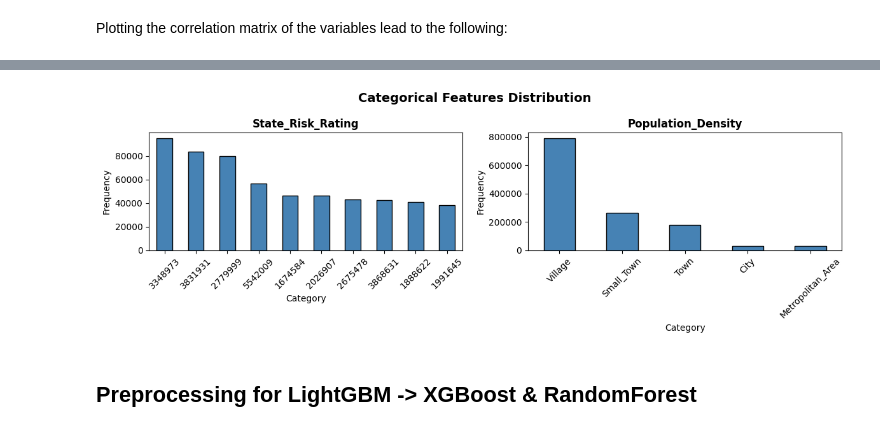
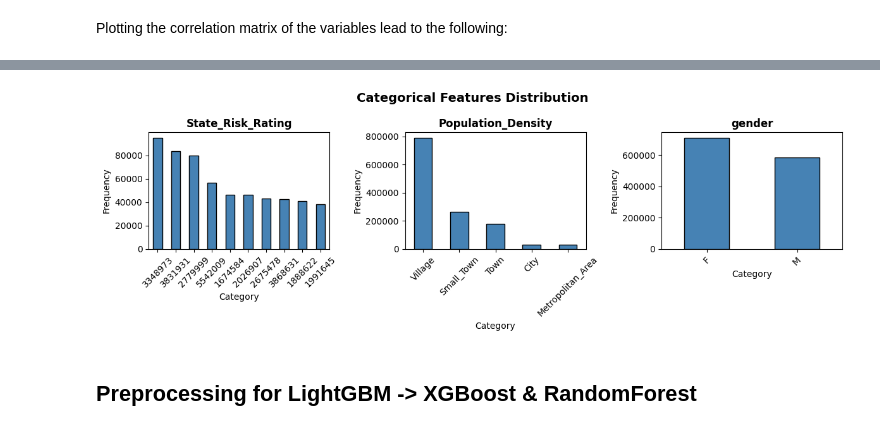
Before and after one commit to arnopopanda-UWM/ML-UWM-April-26, a Jupyter notebook: CC_Fraud_v5.ipynb, the cells around one changed output, grey strips where cells are left out. Saved outputs shown, nothing was run; the diff lists cells and outputs as text; code cells hidden in the pictures.

```diff
--- a/CC_Fraud_v5.ipynb
+++ b/CC_Fraud_v5.ipynb
@@ -216,7 +215,7 @@ shape: (3, 4)
 ## Some graphical visualisation of the distributions
 # %%
 X = cc[['amt',
- #,
+ 'gender',
  'trans_time_diff',
  'travel_time_km',
  'daily_trans_lagged',
@@ -308,22 +307,22 @@ correlation_matrix
 | birth_year | 0.008208 | -0.097986 | 0.010218 | 0.167689 | 0.008396 | ... |
 # %%
 # Categorical variables visualization (separate plots)
-categorical_cols = ['State_Risk_Rating', 'Population_Density']
+categorical_cols = ['State_Risk_Rating', 'Population_Density','gender']
 
 fig, axes = plt.subplots(1, len(categorical_cols), figsize=(12, 4))
 
 for i, col in enumerate(categorical_cols):
     X[col].value_counts().head(10).plot(kind='bar', ax=axes[i], color='steelblue', edgecolor='black')
     axes[i].set_title(f'{col}', fontsize=12, fontweight='bold')
     axes[i].set_xlabel('Category')
     axes[i].set_ylabel('Frequency')
     axes[i].tick_params(axis='x', rotation=45)
 
 plt.suptitle('Categorical Features Distribution', fontsize=14, fontweight='bold')
 plt.tight_layout()
 plt.show()
 # %% [output]
-[figure, old version]
+[figure, new version]
 # %% [markdown]
 ## Preprocessing for LightGBM ->  XGBoost & RandomForest
 # %% [markdown]
```
Also changed, not shown: parts of 19 cells of this notebook, 5 other files.
